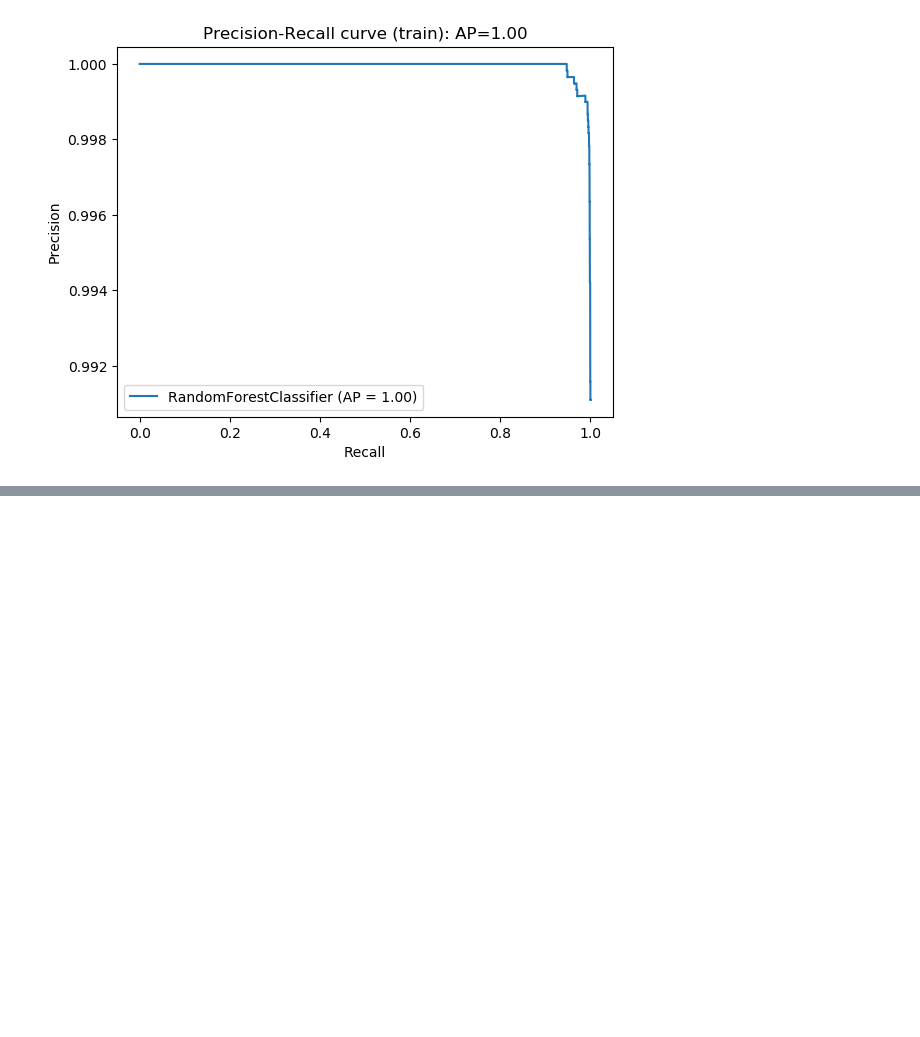
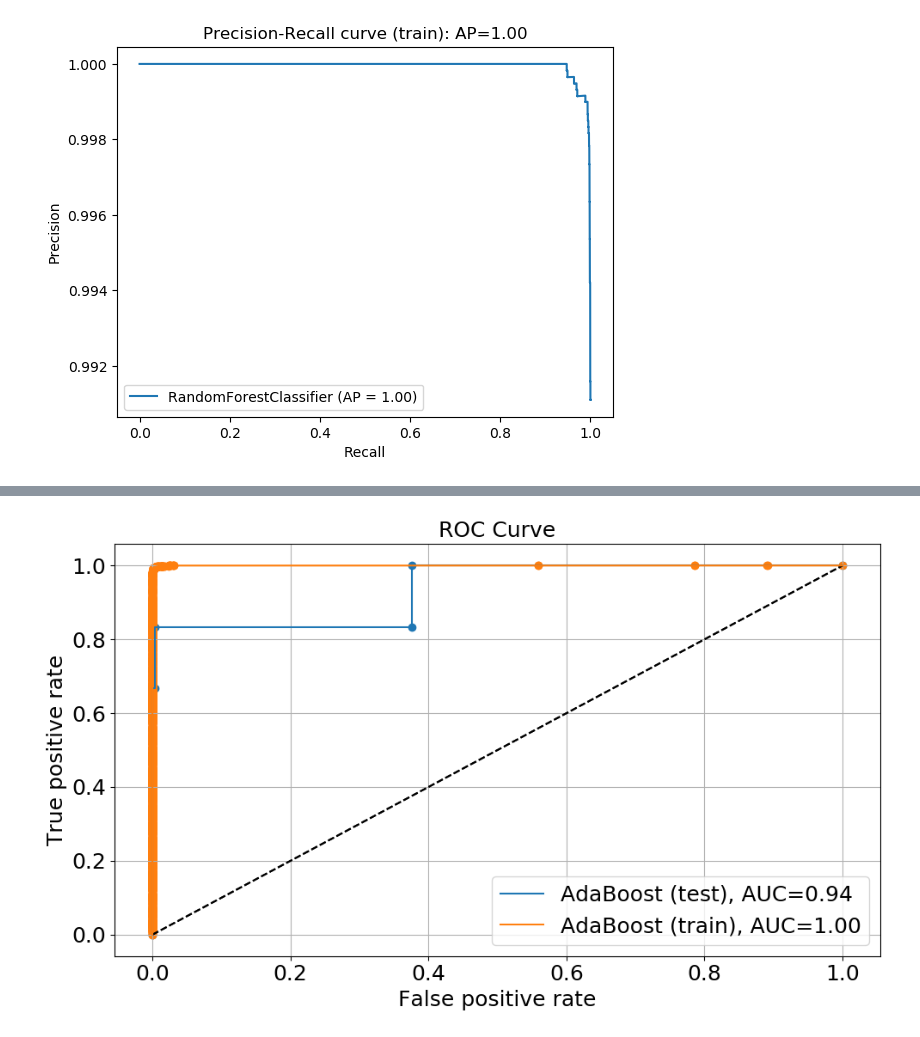
Before and after one commit to jimmylihe/company-bankrupcy-prediction-advanced, a Jupyter notebook: 1year.arff.ipynb, the cells around one changed output, grey strips where cells are left out. Cells and saved outputs as stored; diff of their text form; code cells hidden in the pictures; blank space fills up the shorter version.

```diff
--- a/1year.arff.ipynb
+++ b/1year.arff.ipynb
@@ -560,0 +584,12 @@ Text(0.5, 1.0, 'Precision-Recall curve (train): AP=1.00')
+# %%
+# figure out the time it takes to perform 1 iteration of randomsearch
+adb = AdaBoostClassifier()
+
+hyperparams = {'learning_rate':[1.,0.8,0.6,0.4,0.2,1.2,1.4,1.6,1.8],
+               'algorithm': ['SAMME','SAMME.R'],
+               'n_estimators': [25,50,100,200,500],
+               'random_state':[random]}
+
+search = RandomizedSearchCV(adb,hyperparams,cv=20,scoring='roc_auc',return_train_score=False,error_score=0.0,n_jobs=-1,n_iter=1, random_state=random)
+
+%time search.fit(X_train_adb, y_train)
@@ -560,0 +611,12 @@ Text(0.5, 1.0, 'Precision-Recall curve (train): AP=1.00')
+# %%
+# fine tune parameters for iteration that will take around 30 minutes
+iteration = 60
+
+
+search = RandomizedSearchCV(adb,hyperparams,cv=20,scoring='roc_auc',return_train_score=False,error_score=0.0,n_jobs=-1,n_iter=iteration, random_state=random)
+
+%time search.fit(X_train_adb, y_train)
+
+print(search.best_score_)
+print(search.best_params_)
+print(search.best_estimator_)
@@ -560,0 +629,4 @@ Text(0.5, 1.0, 'Precision-Recall curve (train): AP=1.00')
+# %%
+# re-train model with the best parameter found above and print out its important features found by the model
+adb = search.best_estimator_
+%time adb.fit(X_train_adb, y_train)
@@ -560,0 +637,12 @@ Text(0.5, 1.0, 'Precision-Recall curve (train): AP=1.00')
+# %%
+# draw out a ROC curve on the retrained model by comparing predictions with y_test
+import matplotlib.pyplot as plt
+plt.style.use('default');
+figure = plt.figure(figsize=(10, 6));
+ax = plt.subplot(1, 1, 1);
+plot_roc(adb, X_test[list(X_train_adb)], y_test, "AdaBoost (test)", ax)
+plot_roc(adb, X_train_adb, y_train, "AdaBoost (train)", ax)
+plt.legend(loc='lower right', fontsize=18);
+plt.tight_layout();
+# %% [output]
+[figure, added]
```
Also changed, not shown: parts of 19 cells of this notebook.
